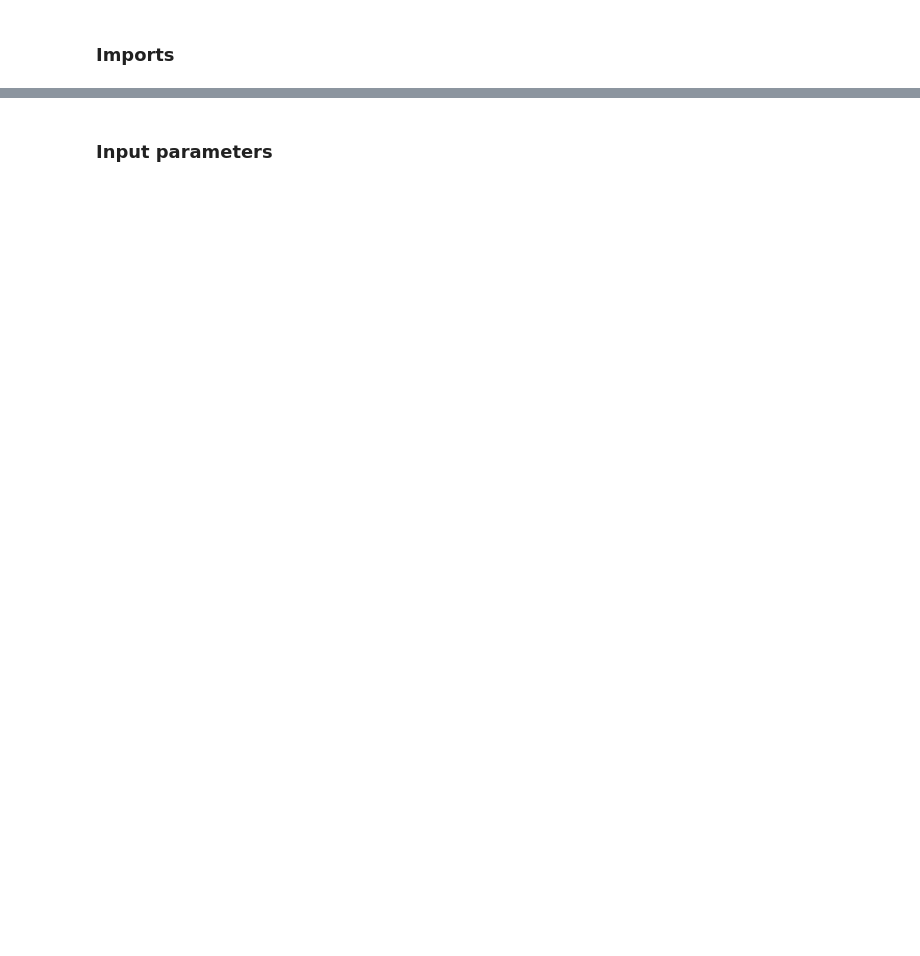
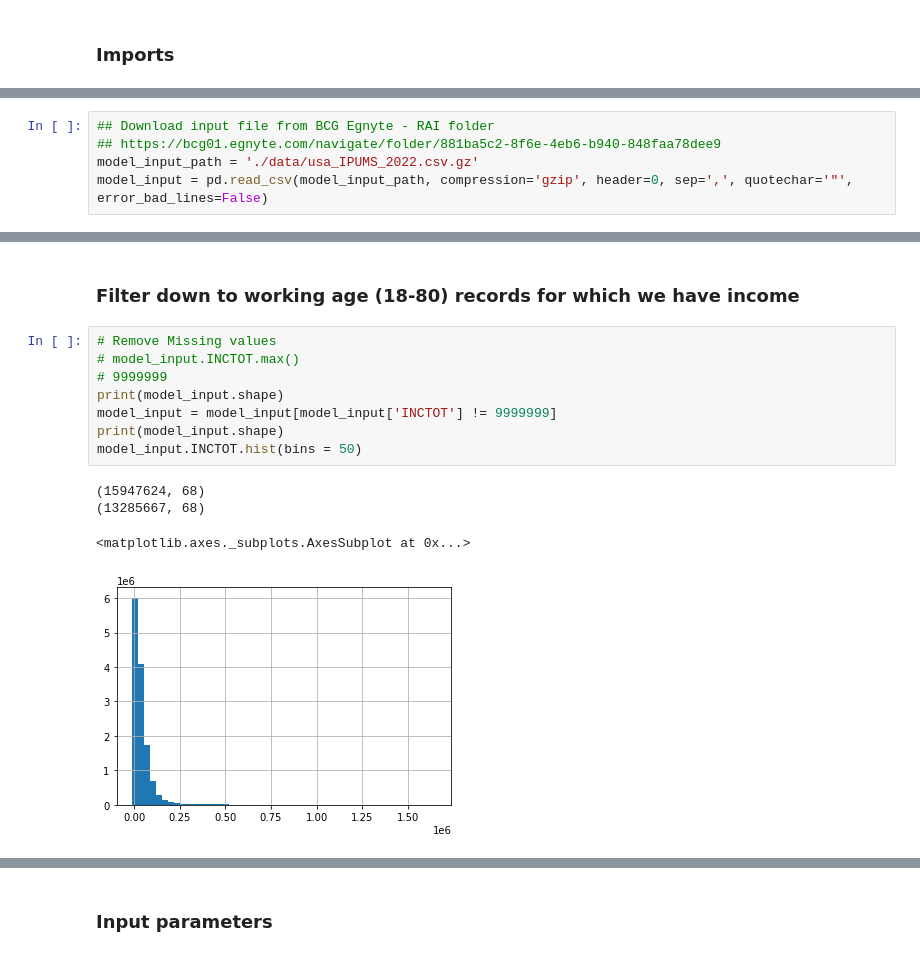
Before and after one commit to skandupmanyu/RAI, a Jupyter notebook: facet-RAI Income Inequality Notebook.ipynb, the cells around one changed output, grey strips where cells are left out. Drawn from its saved outputs; the diff is of its cells as text; blank space fills up the shorter version.

Commit message:
updated to reflect correct IPUMS models

```diff
--- a/facet-RAI Income Inequality Notebook.ipynb
+++ b/facet-RAI Income Inequality Notebook.ipynb
@@ -25,0 +26,5 @@ ImportError: cannot import name 'LGMBClassifierDF' from 'sklearndf.classificatio
+# %%
+## Download input file from BCG Egnyte - RAI folder
+## https://bcg01.egnyte.com/navigate/folder/881ba5c2-8f6e-4eb6-b940-848faa78dee9
+model_input_path = './data/usa_IPUMS_2022.csv.gz'
+model_input = pd.read_csv(model_input_path, compression='gzip', header=0, sep=',', quotechar='"', error_bad_lines=False)
@@ -25,0 +57,15 @@ ImportError: cannot import name 'LGMBClassifierDF' from 'sklearndf.classificatio
+# %% [markdown]
+### Filter down to working age (18-80) records for which we have income
+# %%
+# Remove Missing values
+# model_input.INCTOT.max()
+# 9999999
+print(model_input.shape)
+model_input = model_input[model_input['INCTOT'] != 9999999]
+print(model_input.shape)
+model_input.INCTOT.hist(bins = 50)
+# %% [output]
+(15947624, 68)
+(13285667, 68)
+<matplotlib.axes._subplots.AxesSubplot at 0x...>
+[figure, added]
```
Also changed, not shown: parts of 44 cells of this notebook, 1 other file.
